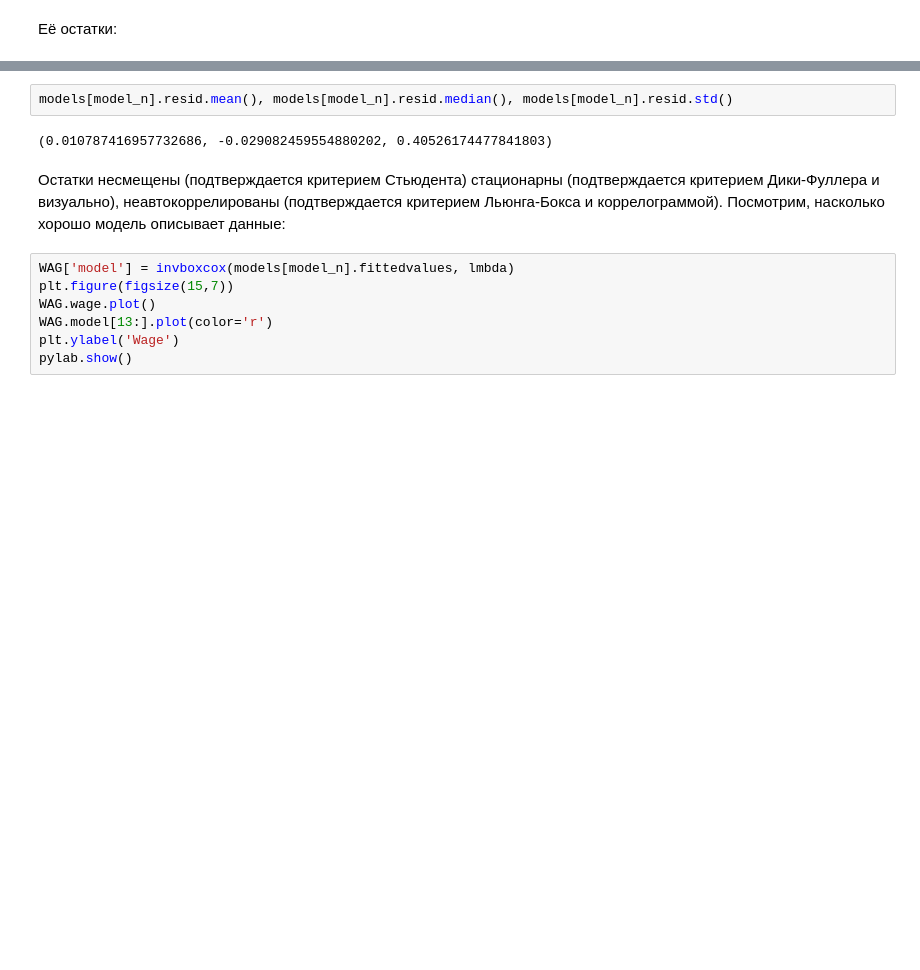
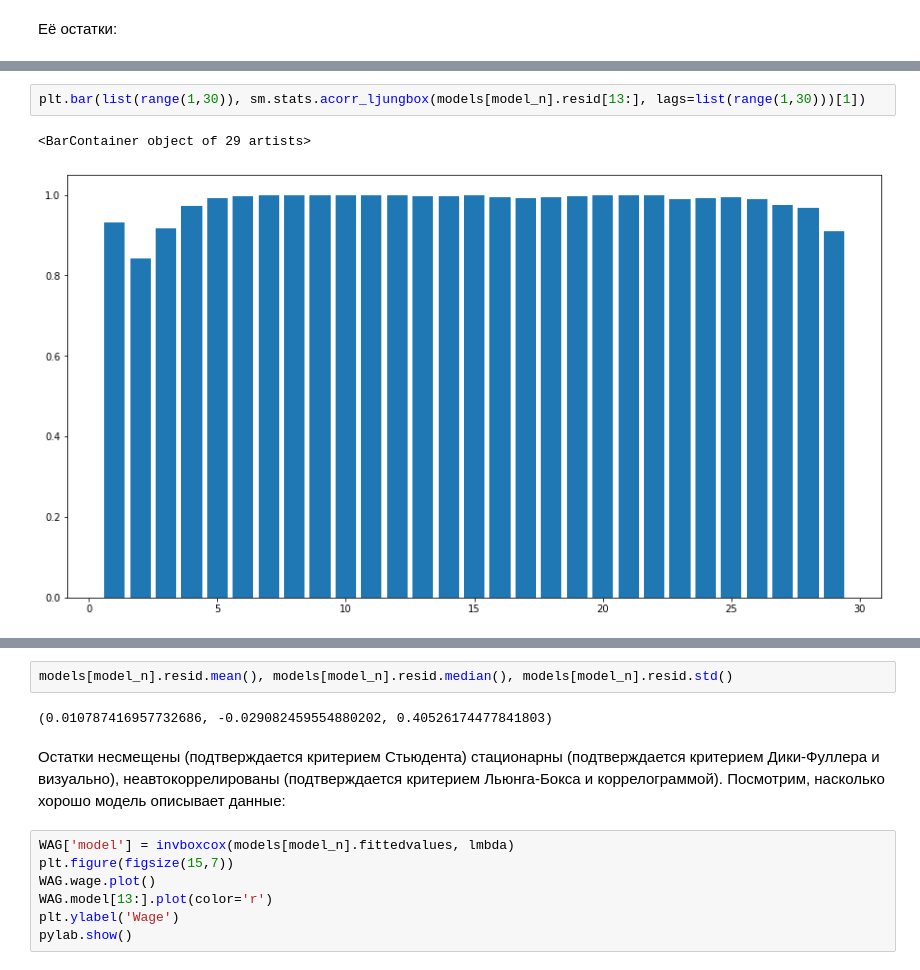
Before and after one commit to sergh1o/FROO_stepik, a Jupyter notebook: C5W1/wage.ipynb, the cells around one changed output, grey strips where cells are left out. Saved outputs shown, nothing was run; the diff lists cells and outputs as text; blank space fills up the shorter version.

```diff
--- a/C5W1/wage.ipynb
+++ b/C5W1/wage.ipynb
@@ -304,0 +317,5 @@ plt.bar(list(range(1,30)), sm.stats.acorr_ljungbox(models[model_n].resid, lags=l
+# %%
+plt.bar(list(range(1,30)), sm.stats.acorr_ljungbox(models[model_n].resid[13:], lags=list(range(1,30)))[1])
+# %% [output]
+<BarContainer object of 29 artists>
+[figure, added]
```
Also changed, not shown: parts of 12 cells of this notebook.
